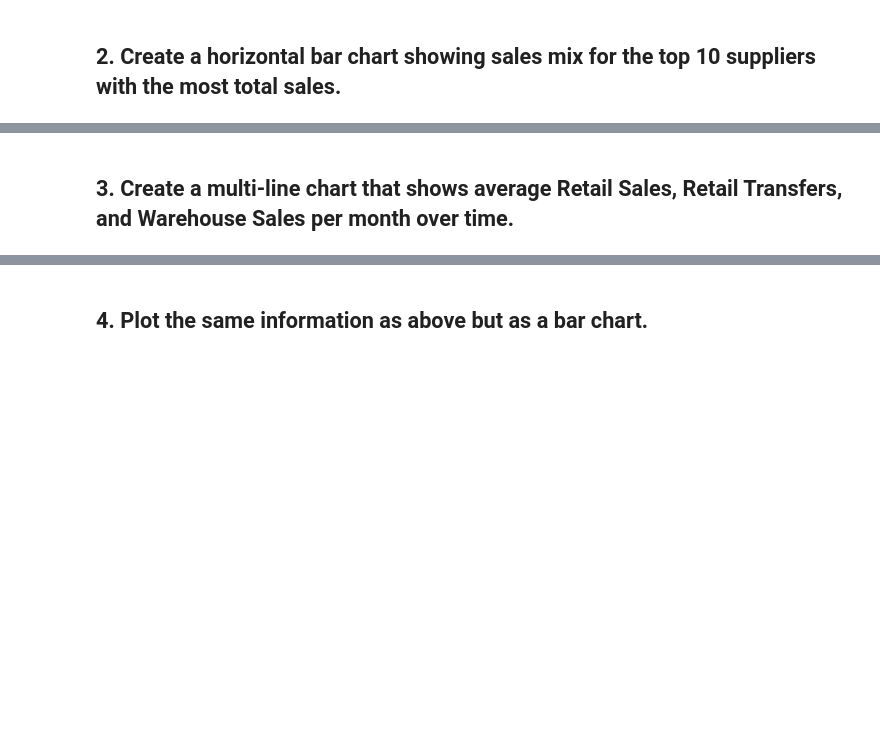
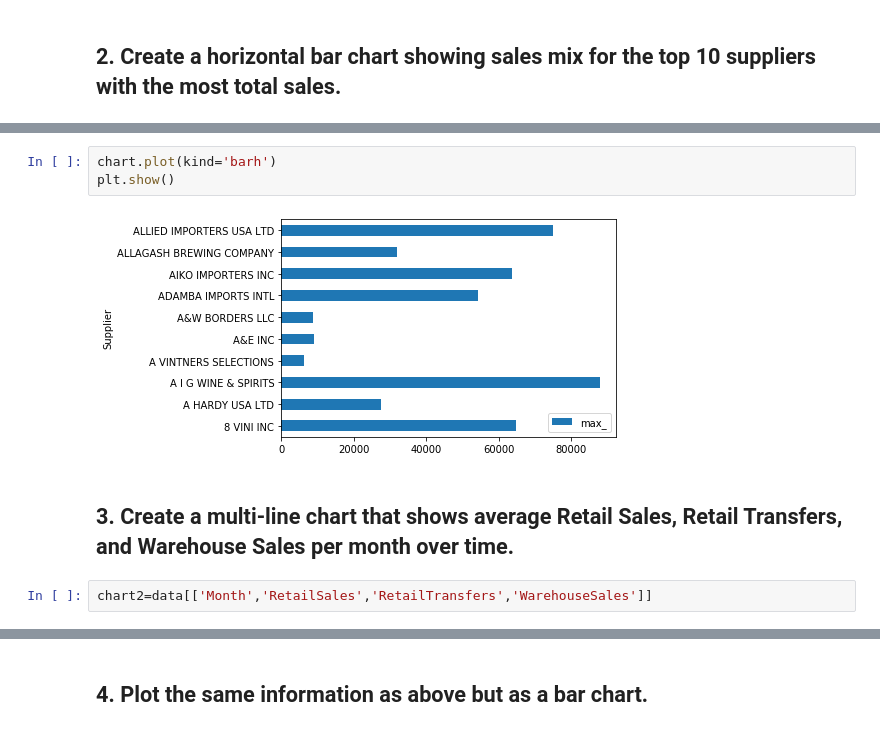
Before and after one commit to soledb94/datamad0320, a Jupyter notebook: module-2/lab-plotting-multiple-data-series/your-code/main.ipynb, the cells around one changed output, grey strips where cells are left out. Cells and saved outputs as stored; diff of their text form; blank space fills up the shorter version.

```diff
--- a/module-2/lab-plotting-multiple-data-series/your-code/main.ipynb
+++ b/module-2/lab-plotting-multiple-data-series/your-code/main.ipynb
@@ -20,2 +38,9 @@ data.head()
+# %%
+chart.plot(kind='barh')
+plt.show()
+# %% [output]
+[figure, added]
 # %% [markdown]
 ## 3. Create a multi-line chart that shows average Retail Sales, Retail Transfers, and Warehouse Sales per month over time.
+# %%
+chart2=data[['Month','RetailSales','RetailTransfers','WarehouseSales']]
```
Also changed, not shown: parts of 15 cells of this notebook.
